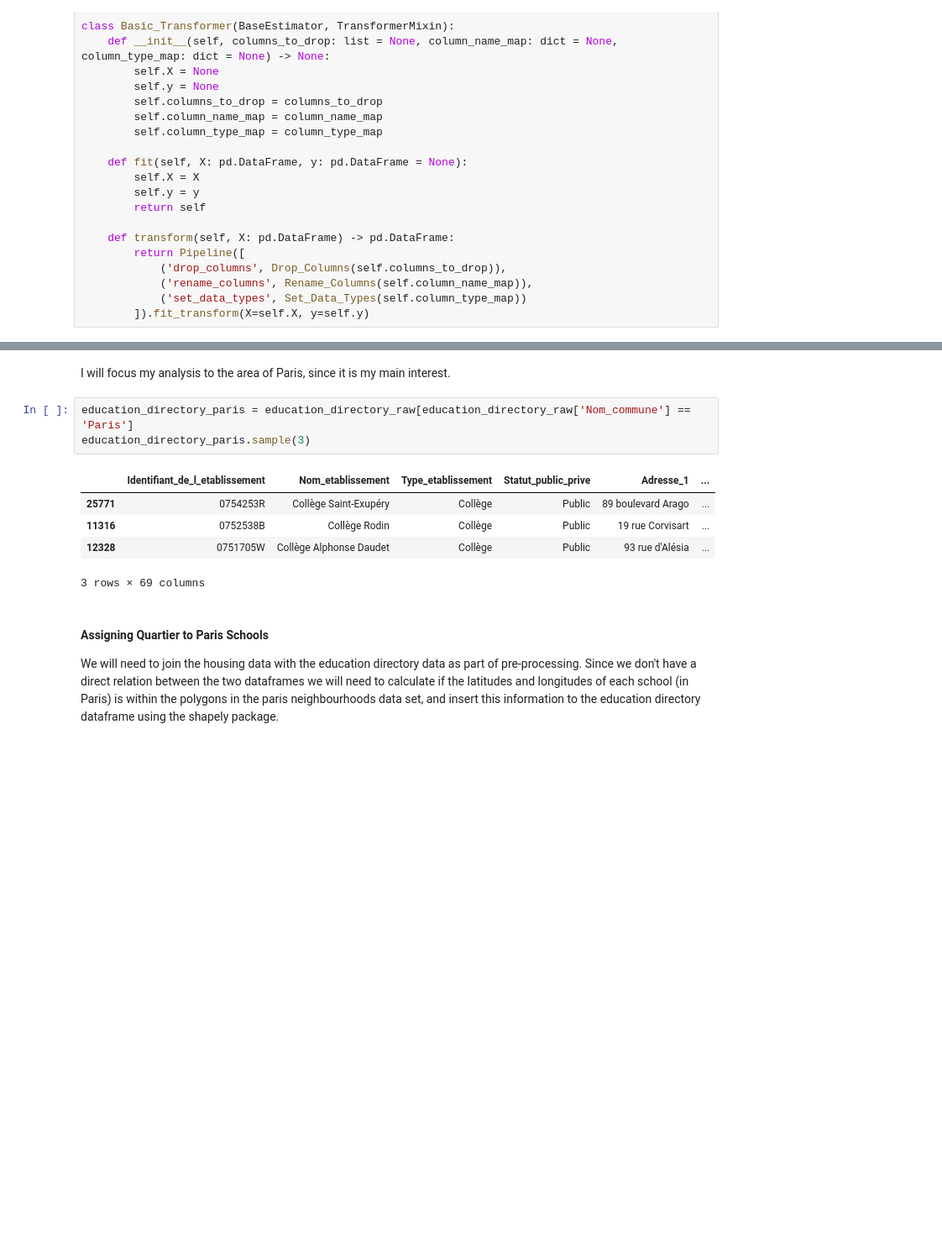
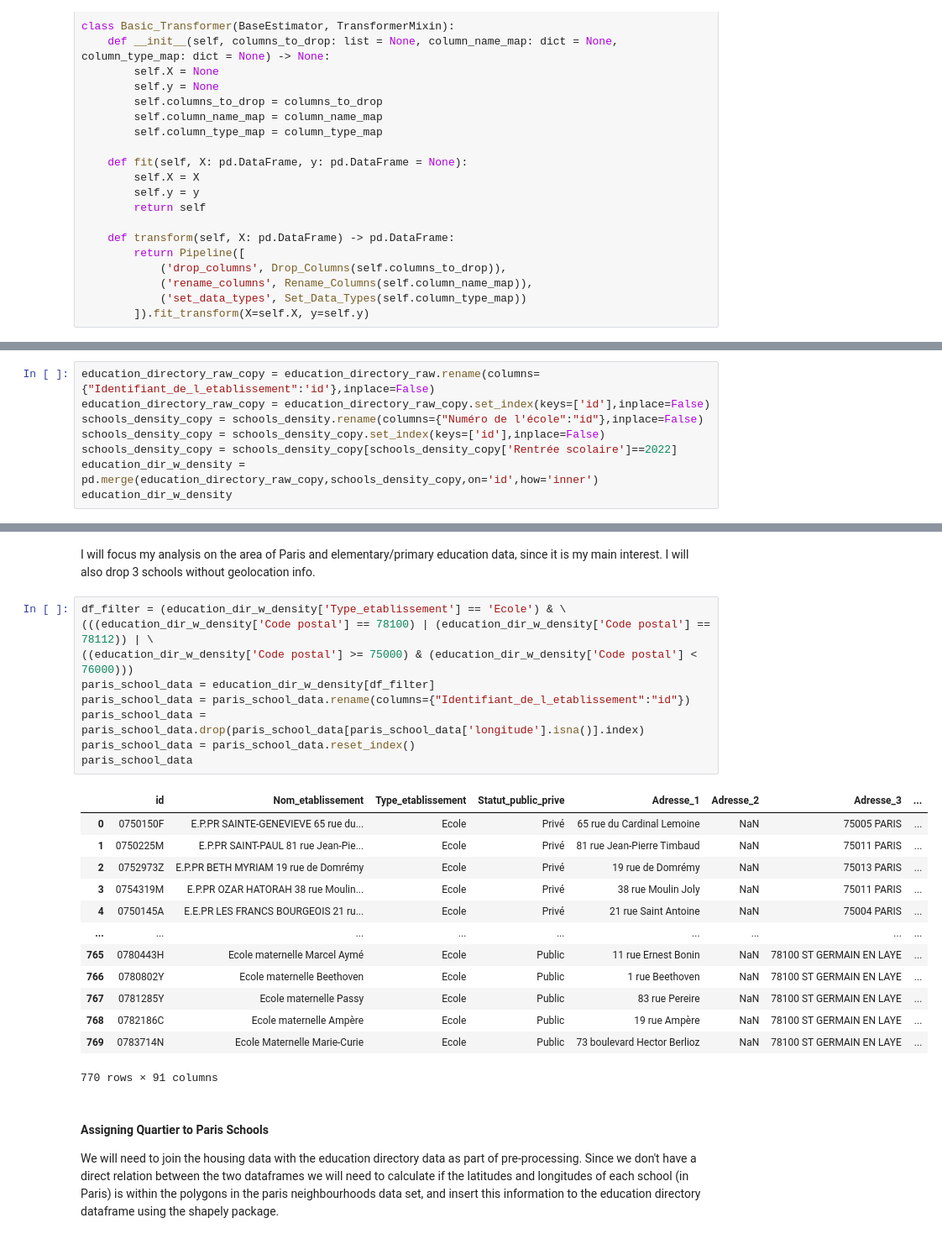
Before and after one commit to carlosbarrone/personal, a Jupyter notebook: notebooks/python/paris_nursery_schools.ipynb, the cells around one changed output, grey strips where cells are left out. Shown: that part at 84% size. Cells and saved outputs as stored; diff of their text form; blank space fills up the shorter version.

Commit message:
new version of paris_nursery_schools notebook

```diff
--- a/notebooks/python/paris_nursery_schools.ipynb
+++ b/notebooks/python/paris_nursery_schools.ipynb
@@ -422,0 +425,8 @@ class Basic_Transformer(BaseEstimator, TransformerMixin):
+# %%
+education_directory_raw_copy = education_directory_raw.rename(columns={"Identifiant_de_l_etablissement":'id'},inplace=False)
+education_directory_raw_copy = education_directory_raw_copy.set_index(keys=['id'],inplace=False)
+schools_density_copy = schools_density.rename(columns={"Numéro de l'école":"id"},inplace=False)
+schools_density_copy = schools_density_copy.set_index(keys=['id'],inplace=False)
+schools_density_copy = schools_density_copy[schools_density_copy['Rentrée scolaire']==2022]
+education_dir_w_density = pd.merge(education_directory_raw_copy,schools_density_copy,on='id',how='inner')
+education_dir_w_density
@@ -423,14 +448,28 @@ class Basic_Transformer(BaseEstimator, TransformerMixin):
 # %% [markdown]
-I will focus my analysis to the area of Paris, since it is my main interest.
+I will focus my analysis on the area of Paris and elementary/primary education data, since it is my main interest. I will also drop 3 schools without geolocation info.
-# %%
-education_directory_paris = education_directory_raw[education_directory_raw['Nom_commune'] == 'Paris']
-education_directory_paris.sample(3)
-# %% [output]
-|  | Identifiant_de_l_etablissement | Nom_etablissement | Type_etablissement | Statut_public_prive | Adresse_1 | ... |
-| 25771 | 0754253R | Collège Saint-Exupéry | Collège | Public | 89 boulevard Arago | ... |
-| 11316 | 0752538B | Collège Rodin | Collège | Public | 19 rue Corvisart | ... |
-| 12328 | 0751705W | Collège Alphonse Daudet | Collège | Public | 93 rue d'Alésia | ... |
-3 rows × 69 columns
+# %%
+df_filter = (education_dir_w_density['Type_etablissement'] == 'Ecole') & \
+(((education_dir_w_density['Code postal'] == 78100) | (education_dir_w_density['Code postal'] == 78112)) | \
+((education_dir_w_density['Code postal'] >= 75000) & (education_dir_w_density['Code postal'] < 76000)))
+paris_school_data = education_dir_w_density[df_filter]
+paris_school_data = paris_school_data.rename(columns={"Identifiant_de_l_etablissement":"id"})
+paris_school_data = paris_school_data.drop(paris_school_data[paris_school_data['longitude'].isna()].index)
+paris_school_data = paris_school_data.reset_index()
+paris_school_data
+# %% [output]
+|  | id | Nom_etablissement | Type_etablissement | Statut_public_prive | Adresse_1 | Adresse_2 | Adresse_3 | ... |
+| 0 | 0750150F | E.P.PR SAINTE-GENEVIEVE 65 rue du... | Ecole | Privé | 65 rue du Cardinal Lemoine | NaN | 75005 PARIS | ... |
+| 1 | 0750225M | E.P.PR SAINT-PAUL 81 rue Jean-Pie... | Ecole | Privé | 81 rue Jean-Pierre Timbaud | NaN | 75011 PARIS | ... |
+| 2 | 0752973Z | E.P.PR BETH MYRIAM 19 rue de Domrémy | Ecole | Privé | 19 rue de Domrémy | NaN | 75013 PARIS | ... |
+| 3 | 0754319M | E.P.PR OZAR HATORAH 38 rue Moulin... | Ecole | Privé | 38 rue Moulin Joly | NaN | 75011 PARIS | ... |
+| 4 | 0750145A | E.E.PR LES FRANCS BOURGEOIS 21 ru... | Ecole | Privé | 21 rue Saint Antoine | NaN | 75004 PARIS | ... |
+| ... | ... | ... | ... | ... | ... | ... | ... | ... |
+| 765 | 0780443H | Ecole maternelle Marcel Aymé | Ecole | Public | 11 rue Ernest Bonin | NaN | 78100 ST GERMAIN EN LAYE | ... |
+| 766 | 0780802Y | Ecole maternelle Beethoven | Ecole | Public | 1 rue Beethoven | NaN | 78100 ST GERMAIN EN LAYE | ... |
+| 767 | 0781285Y | Ecole maternelle Passy | Ecole | Public | 83 rue Pereire | NaN | 78100 ST GERMAIN EN LAYE | ... |
+| 768 | 0782186C | Ecole maternelle Ampère | Ecole | Public | 19 rue Ampère | NaN | 78100 ST GERMAIN EN LAYE | ... |
+| 769 | 0783714N | Ecole Maternelle Marie-Curie | Ecole | Public | 73 boulevard Hector Berlioz | NaN | 78100 ST GERMAIN EN LAYE | ... |
+770 rows × 91 columns
 # %% [markdown]
 #### Assigning Quartier to Paris Schools
 We will need to join the housing data with the education directory data as part of pre-processing. Since we don't have a direct relation between the two dataframes we will need to calculate if the latitudes and longitudes of each school (in Paris) is within the polygons in the paris neighbourhoods data set, and insert this information to the education directory dataframe using the shapely package.
```
Also changed, not shown: parts of 15 cells of this notebook.
